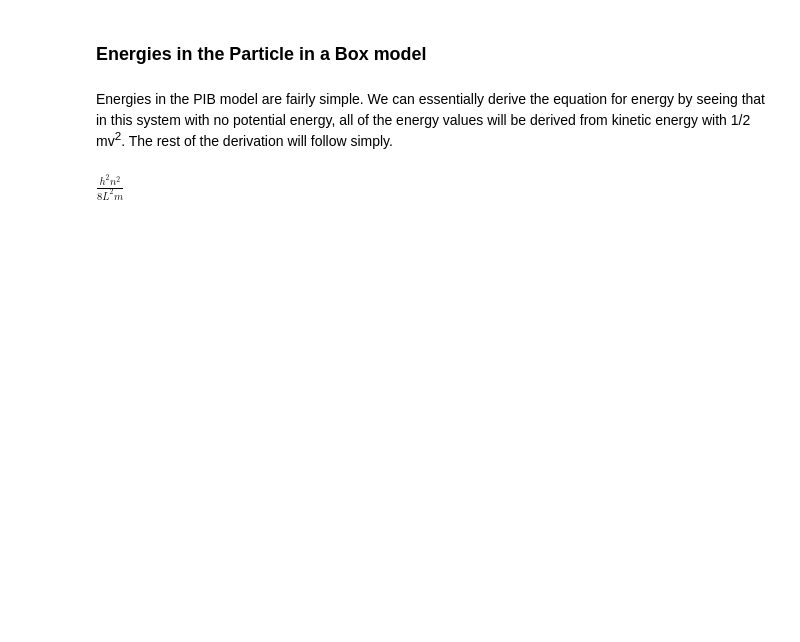
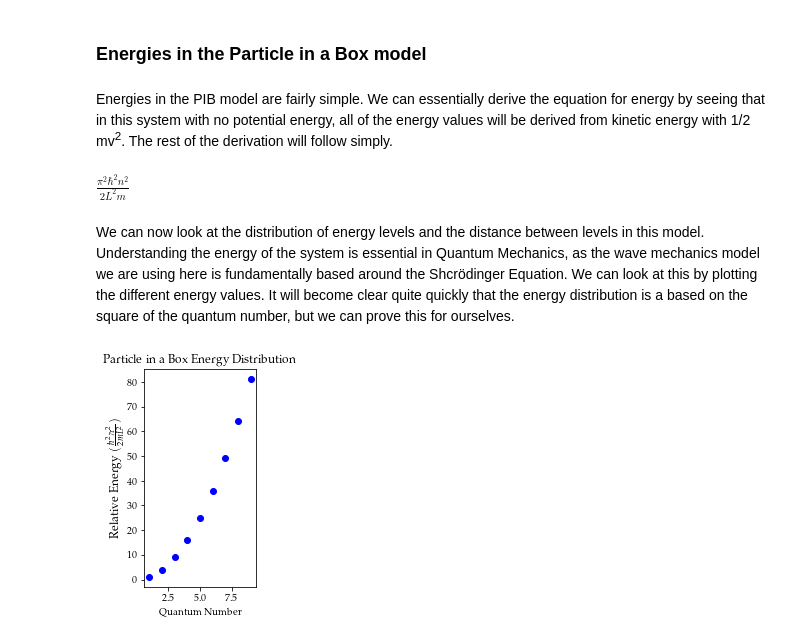
Before and after one commit to jmsieffer/ChemPhysicsMisc, a Jupyter notebook: ChemPhysicsMisc/QuantumModels/QMModels/QMModels.ipynb, the cells around one changed output. Drawn from its saved outputs; the diff is of its cells as text; code cells hidden in the pictures; blank space fills up the shorter version.

```diff
--- a/ChemPhysicsMisc/QuantumModels/QMModels/QMModels.ipynb
+++ b/ChemPhysicsMisc/QuantumModels/QMModels/QMModels.ipynb
@@ -85,8 +86,39 @@ for j in range(1, max(n+1)):
 ### Energies in the Particle in a Box model
 # %% [markdown]
 Energies in the PIB model are fairly simple. We can essentially derive the equation for energy by seeing that in this system with no potential energy, all of the energy values will be derived from kinetic energy with  1/2 mv<sup>2</sup>. The rest of the derivation will follow simply.
-# %%
-Esym = ((nsym**2*hsym**2)/(8*msym*Lsym**2))
-Esym
-# %% [output]
-$\displaystyle \frac{h^{2} n^{2}}{8 L^{2} m}$
+# %%
+#Deriving an equation for energy
+Esym = ((hbarsym**2*ksym**2)/(2*msym))
+Ksym_Full = (nsym*smp.pi)/Lsym
+E_Final = Esym.subs({ksym:Ksym_Full})
+E_Final
+# %% [output]
+$\displaystyle \frac{\pi^{2} \hbar^{2} n^{2}}{2 L^{2} m}$
+# %% [markdown]
+We can now look at the distribution of energy levels and the distance between levels in this model. Understanding the energy of the system is essential in Quantum Mechanics, as the wave mechanics model we are using here is fundamentally based around the Shcrödinger Equation. We can look at this by plotting the different energy values. It will become clear quite quickly that the energy distribution is a based on the square of the quantum number, but we can prove this for ourselves.
+# %%
+def PIBEnergy(n): #The exact energy of any quantum state
+    Energy_Raw = (n**2*sc.constants.hbar**2*np.pi**2)/(2*m*L**2)
+    return Energy_Raw
+
+def PIBEnergy_Relative(n): #The relative energy of any quantum state (will come out to n**2)
+    Energy_Relative = PIBEnergy(n)/((sc.constants.hbar**2*np.pi**2)/(2*m*L**2))
+    return Energy_Relative
+
+
+fig = plt.subplots(figsize = (2,4)) #Plot of Probability Energy Distribution for PIB
+for j in range(1, max(n+1)):
+    plt.plot(j,PIBEnergy_Relative(j), 'bo')
+    #plt.xlim(0,1)
+
+
+    matplotlib.rcParams['font.serif'] = 'Palatino'
+    matplotlib.rcParams['font.family'] = 'serif'
+
+    #plt.legend(loc = 'upper right')
+    plt.title('Particle in a Box Energy Distribution')
+    plt.xlabel('Quantum Number')
+    #plt.ylabel(r'$Relative Energy \frac{1}{2}}$')
+    plt.ylabel(r'Relative Energy $(\frac{\hbar^2\pi^2}{2mL^2})$', fontsize = '12')
+# %% [output]
+[figure, added]
```
Also changed, not shown: parts of 8 cells of this notebook.
